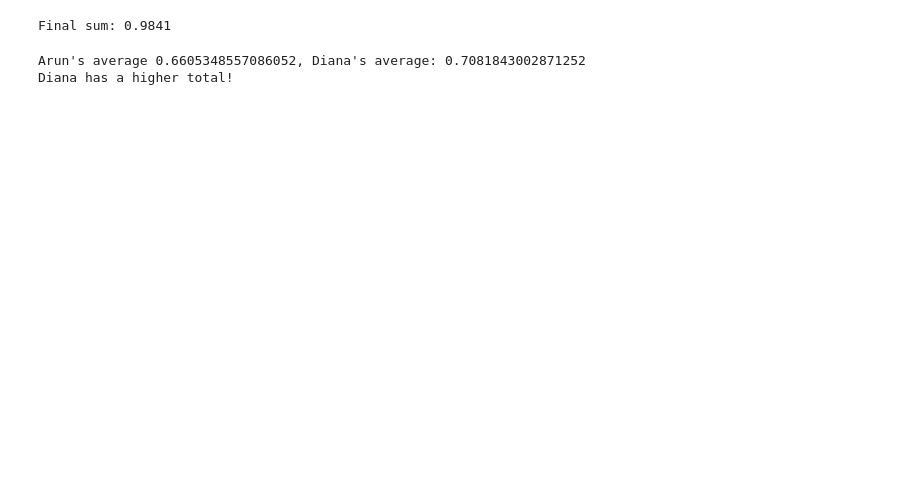
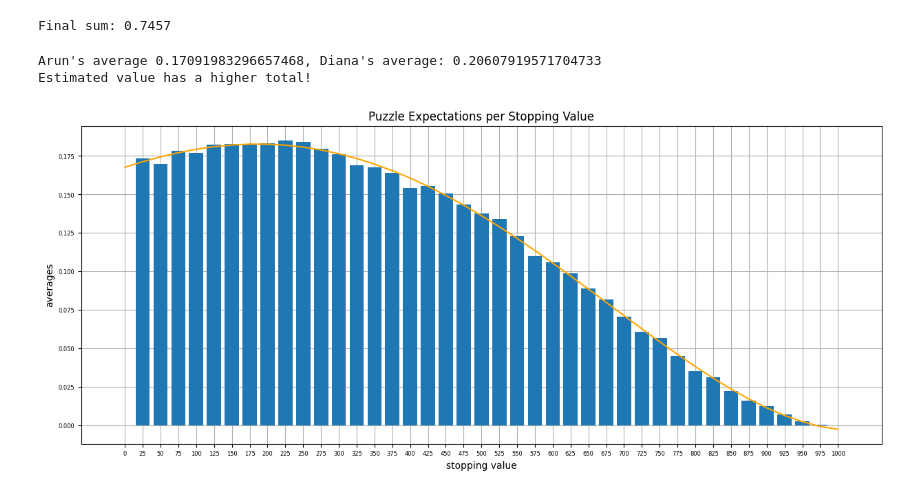
Before and after one commit to DR721/fibonacci, a Jupyter notebook: Drawing_from_uniform_distribution_puzzle.ipynb, the cells around one changed output. Drawn from its saved outputs; the diff is of its cells as text; code cells hidden in the pictures; blank space fills up the shorter version.

```diff
--- a/Drawing_from_uniform_distribution_puzzle.ipynb
+++ b/Drawing_from_uniform_distribution_puzzle.ipynb
@@ -3,6 +3,8 @@
 # %%
 import random
 import numpy as np
+import matplotlib.pyplot as plt
+from scipy.optimize import curve_fit
 
 def simulate_game(optimal_stopping_value, output=False):
     total = 0.0
@@ -13,6 +15,7 @@ def simulate_game(optimal_stopping_value, output=False):
 
         # Check if adding the next draw would exceed 1
         if total + next_draw > 1:
+          total = 0
           if output==True:
             print(f"Draw {draws + 1}: {next_draw:.4f} (would exceed 1, stop here)")
           break
@@ -35,6 +38,6 @@ def simulate_game(optimal_stopping_value, output=False):
 final_sum = simulate_game(0.5)
 print(f"Final sum: {final_sum:.4f}")
 # %% [output]
-Final sum: 0.9841
+Final sum: 0.7457
 # %%
 optimal_stopping_value_arun = 0.414
@@ -54,5 +58,41 @@ def test_optimals(n):
 # %%
-test_optimals(1000)
+test_optimals(100)
 # %% [output]
-Arun's average 0.6605348557086052, Diana's average: 0.7081843002871252
-Diana has a higher total!
+Arun's average 0.17091983296657468, Diana's average: 0.20607919571704733
+Estimated value has a higher total!
+# %%
+def bar_chart(vals, runs):
+  tst_vals = np.arange(0,vals+1)
+  averages = np.zeros(vals+1)
+  for i in tst_vals:
+      total = 0
+      for j in range(runs):
+        total += simulate_game(i/vals)
+      averages[int(i)] = total/runs
+
+  # Define the polynomial function
+  def fit_func(x, a, b, c, d, e):
+    return a*x**4 + b*x**3 + c*x**2 + d*x + e
+
+  params = curve_fit(fit_func, tst_vals[1:-2], averages[1:-2])
+  a,b,c,d,e = params[0]
+  fit_y = fit_func(tst_vals, a, b, c, d, e)
+  plt.figure(figsize=[15,6])
+
+  # Create bar chart
+  plt.bar(tst_vals, averages, tick_label=[int(i) for i in tst_vals*1000/vals])
+  plt.plot(tst_vals, fit_y, 'orange')
+
+  # Add title and labels
+  plt.title('Puzzle Expectations per Stopping Value')
+  plt.xlabel('stopping value')
+  plt.ylabel('averages')
+  plt.tick_params(axis='both', which='both', labelsize=6)
+  plt.grid(zorder=-1.0)
+
+  # Show the plot
+  plt.show()
+# %%
+bar_chart(40, 10000)
+# %% [output]
+[figure, added]
```
Also changed, not shown: parts of 1 cell of this notebook.
